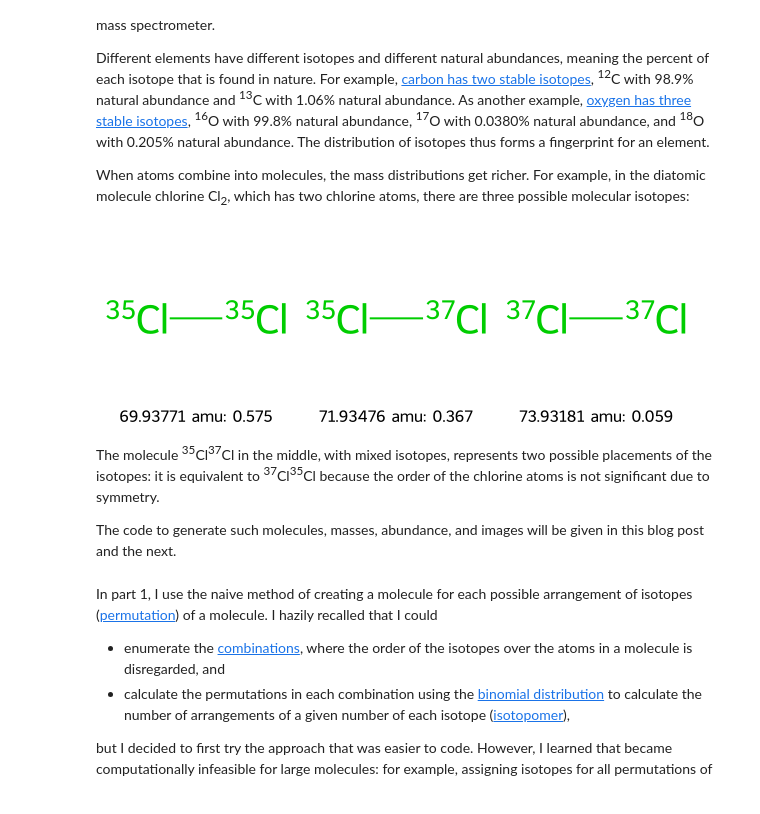
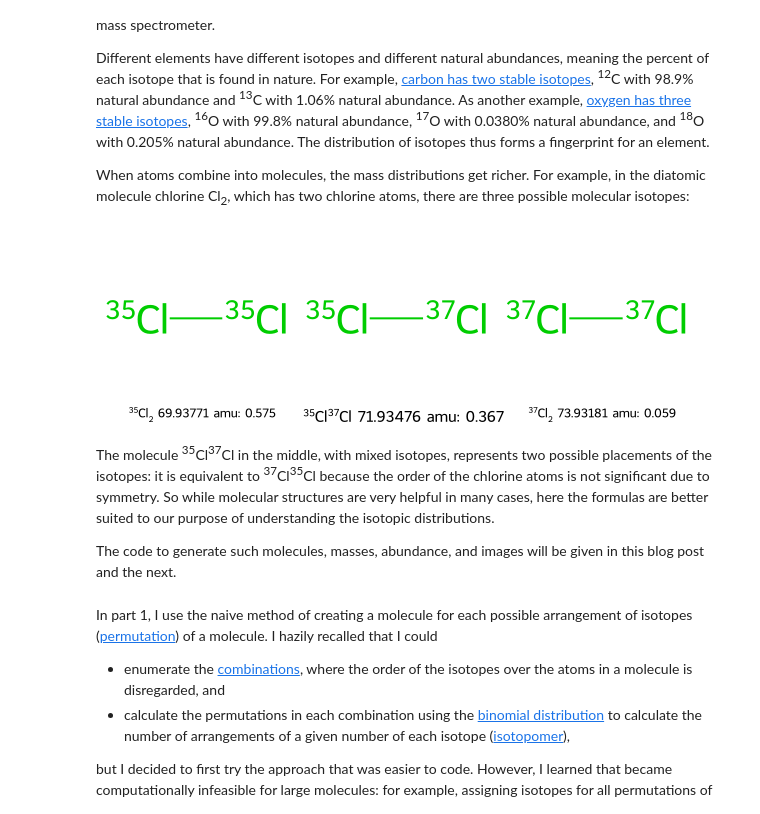
Before and after one commit to bertiewooster/bertiewooster.github.io, a Jupyter notebook: _notebooks/Mass_spectrometry_molecular_isotopic_distribution_1.ipynb, the cells around one changed output. Cells and saved outputs as stored; diff of their text form; code cells hidden in the pictures.

Commit message:
Add narratives around calculating the number of permutations and combinations Plant seed for using molecular formulas in MolGrid legends

```diff
--- a/_notebooks/Mass_spectrometry_molecular_isotopic_distribution_1.ipynb
+++ b/_notebooks/Mass_spectrometry_molecular_isotopic_distribution_1.ipynb
@@ -27,15 +27,15 @@ from rdkit.Chem import Descriptors
 # %%
 chlorine_smls = ["[35Cl][35Cl]", "[35Cl][37Cl]", "[37Cl][37Cl]"]
 chlorine_mols = [Chem.MolFromSmiles(sml) for sml in chlorine_smls]
 chlorine_masses = [Descriptors.ExactMolWt(mol) for mol in chlorine_mols]
 chlorine_abundances = [0.574564, 0.366872, 0.058564]
-legends = [f"{mass:.5f} amu: {abundance:.3f}" for mass, abundance in zip(chlorine_masses, chlorine_abundances)]
-legends
+formulas = ["<sup>35</sup>Cl<sub>2</sub>", "<sup>35</sup>Cl<sup>37</sup>Cl", "<sup>37</sup>Cl<sub>2</sub>"]
+legends = [f"{formula} {mass:.5f} amu: {abundance:.3f}" for formula, mass, abundance in zip(formulas, chlorine_masses, chlorine_abundances)]
 Chem.Draw.MolsToGridImage(chlorine_mols, legends=legends)
 # %% [output]
-[figure, old version]
+[figure, new version]
 # %% [markdown]
-The molecule <sup>35</sup>Cl<sup>37</sup>Cl in the middle, with mixed isotopes, represents two possible placements of the isotopes: it is equivalent to <sup>37</sup>Cl<sup>35</sup>Cl because the order of the chlorine atoms is not significant due to symmetry.
+The molecule <sup>35</sup>Cl<sup>37</sup>Cl in the middle, with mixed isotopes, represents two possible placements of the isotopes: it is equivalent to <sup>37</sup>Cl<sup>35</sup>Cl because the order of the chlorine atoms is not significant due to symmetry. So while molecular structures are very helpful in many cases, here the formulas are better suited to our purpose of understanding the isotopic distributions.
 
 The code to generate such molecules, masses, abundance, and images will be given in this blog post and the next.
 # %% [markdown]
```
Also changed, not shown: parts of 2 cells of this notebook, 2 other files.
